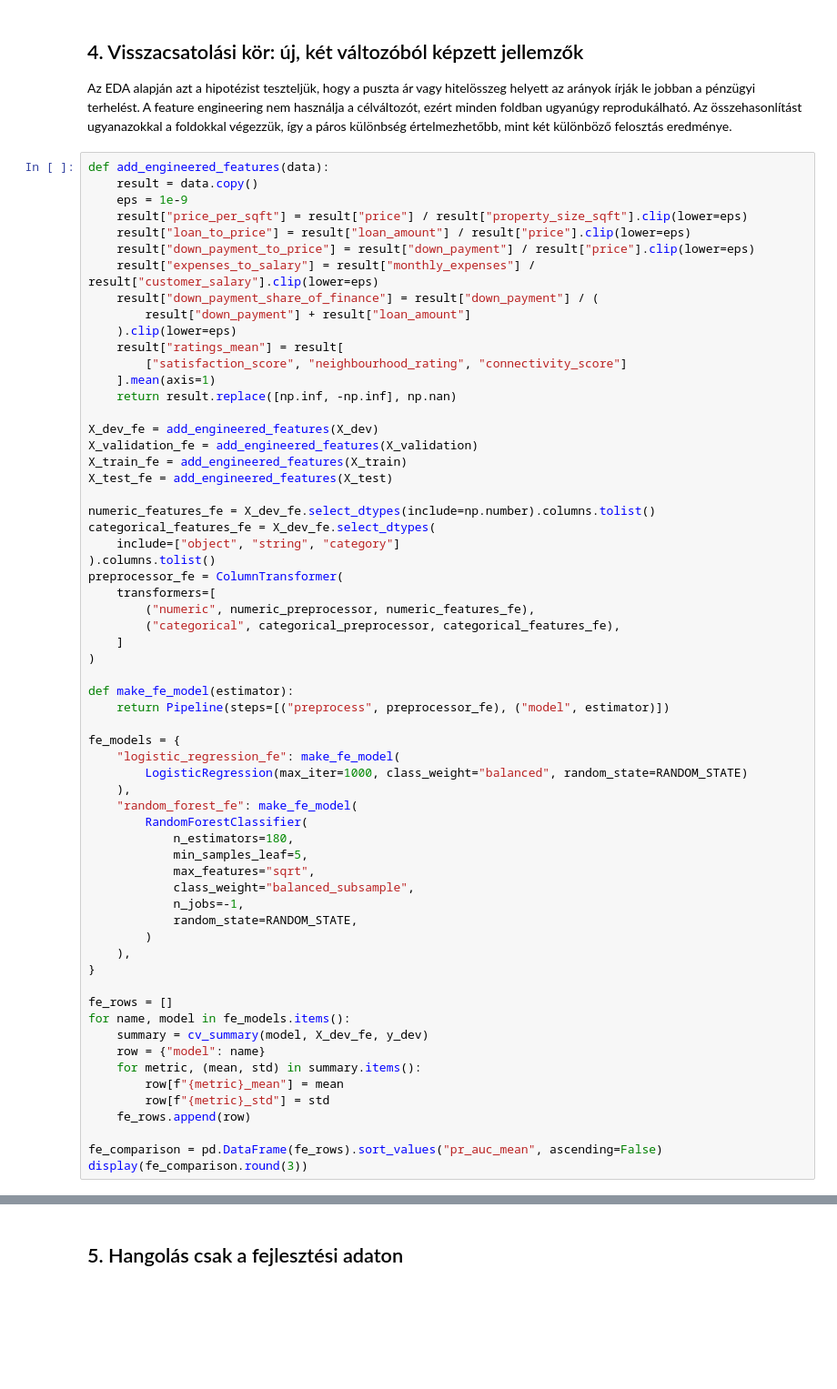
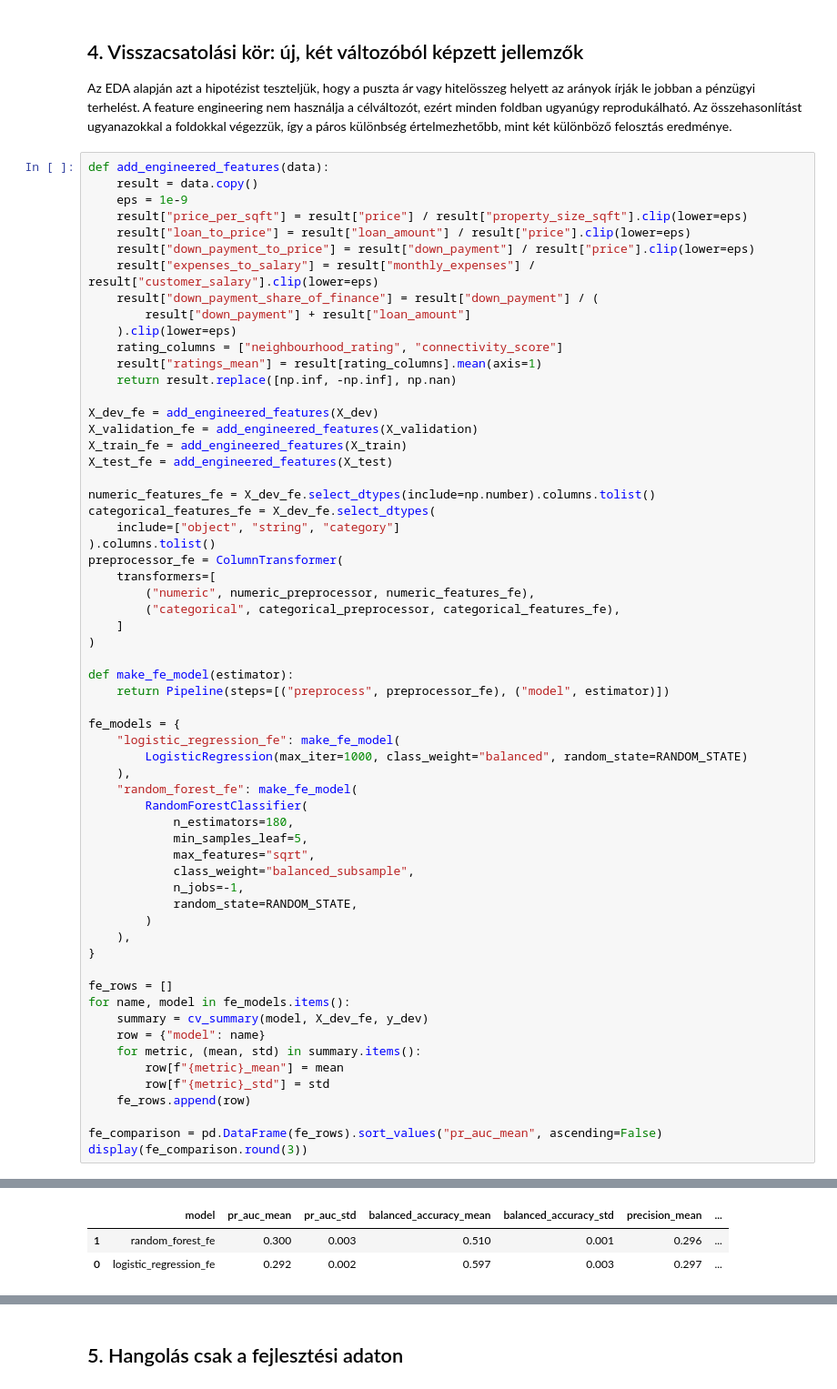
Before and after one commit to Zolester/Data-science-kurzus, a Jupyter notebook: 4. órai házik/klasszifikátor - Random Forest (frissített)/global_house_purchase_classifier.ipynb, the cells around one changed output, grey strips where cells are left out. Shown at 91% size. Drawn from its saved outputs; the diff is of its cells as text; blank space fills up the shorter version.

```diff
--- a/4. órai házik/klasszifikátor - Random Forest (frissített)/global_house_purchase_classifier.ipynb
+++ b/4. órai házik/klasszifikátor - Random Forest (frissített)/global_house_purchase_classifier.ipynb
@@ -568,9 +610,8 @@ def add_engineered_features(data):
     result["down_payment_share_of_finance"] = result["down_payment"] / (
         result["down_payment"] + result["loan_amount"]
     ).clip(lower=eps)
-    result["ratings_mean"] = result[
-        ["satisfaction_score", "neighbourhood_rating", "connectivity_score"]
-    ].mean(axis=1)
+    rating_columns = ["neighbourhood_rating", "connectivity_score"]
+    result["ratings_mean"] = result[rating_columns].mean(axis=1)
     return result.replace([np.inf, -np.inf], np.nan)
 
 X_dev_fe = add_engineered_features(X_dev)
@@ -626,3 +664,6 @@ display(fe_comparison.round(3))
+|  | model | pr_auc_mean | pr_auc_std | balanced_accuracy_mean | balanced_accuracy_std | precision_mean | ... |
+| 1 | random_forest_fe | 0.300 | 0.003 | 0.510 | 0.001 | 0.296 | ... |
+| 0 | logistic_regression_fe | 0.292 | 0.002 | 0.597 | 0.003 | 0.297 | ... |
 # %%
 base_oof = cross_val_predict(
     models["random_forest"],
```
Also changed, not shown: parts of 19 cells of this notebook, 2 other files.
